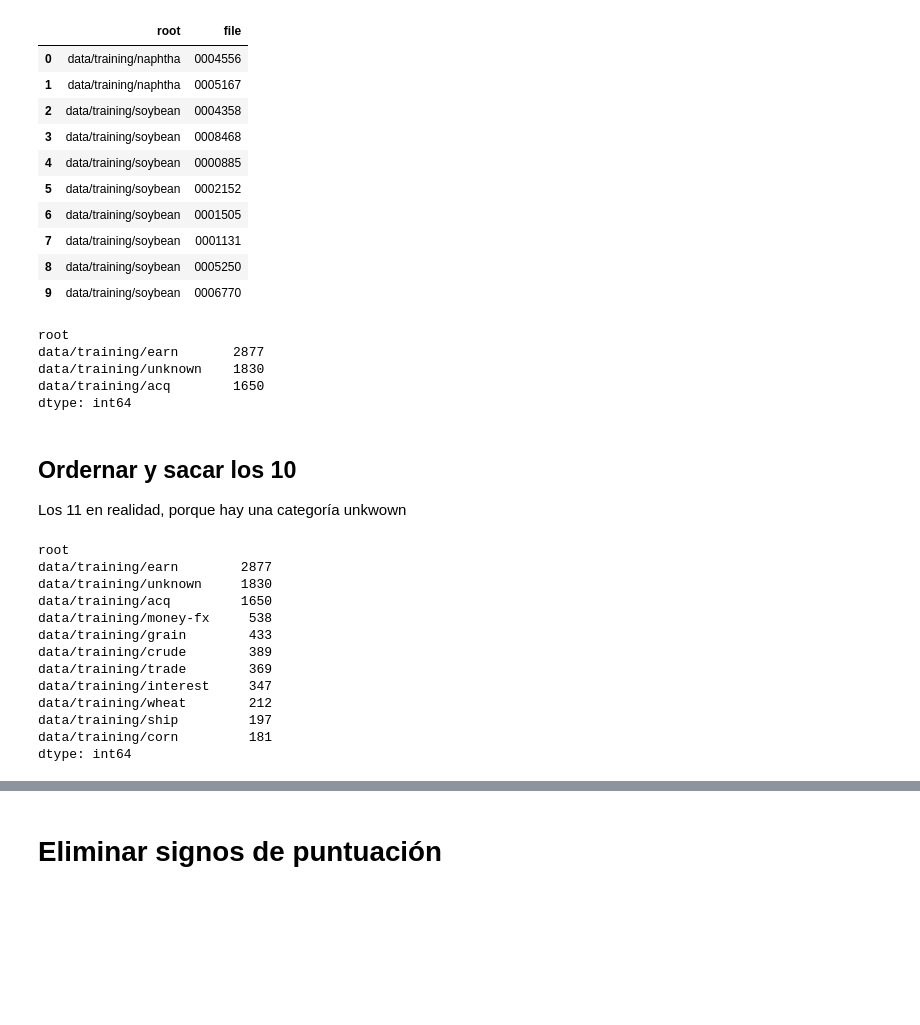
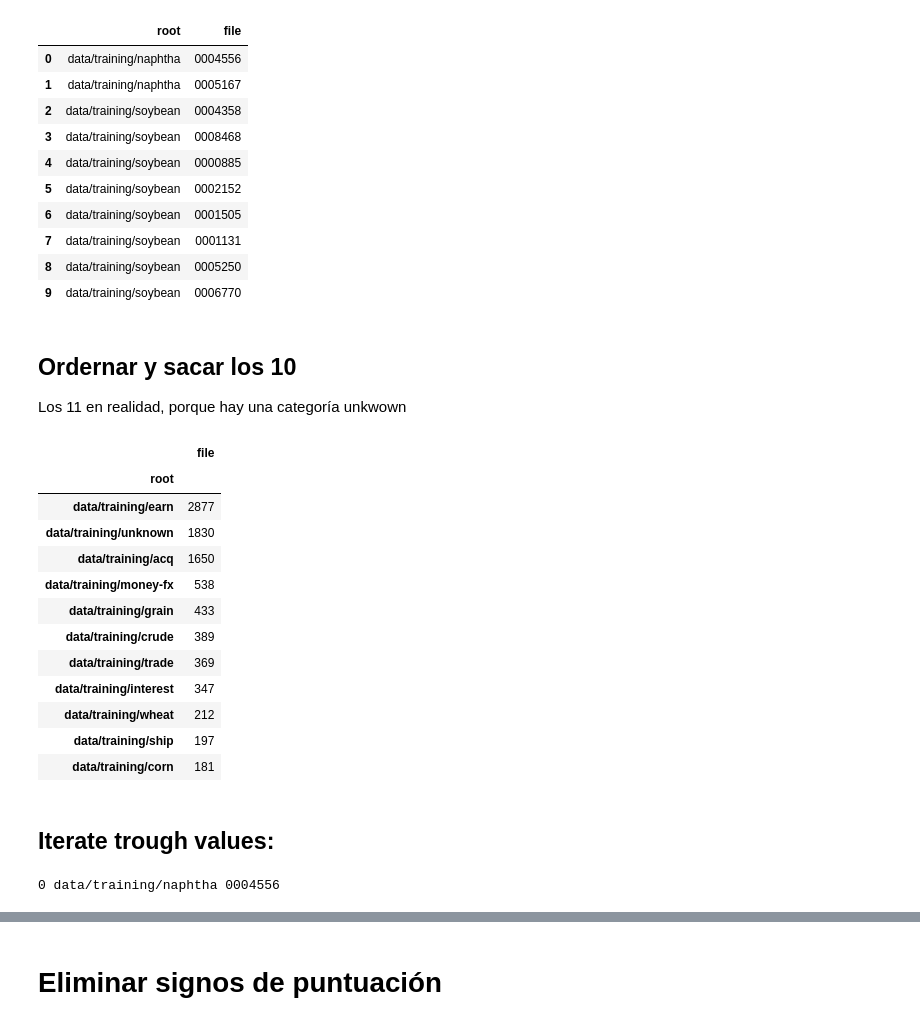
Before and after one commit to gabrieldelaparra/pat-tarea3, a Jupyter notebook: tarea3.ipynb, the cells around one changed output, grey strips where cells are left out. Drawn from its saved outputs; the diff is of its cells as text; code cells hidden in the pictures; blank space fills up the shorter version.

```diff
--- a/tarea3.ipynb
+++ b/tarea3.ipynb
@@ -84,12 +84,12 @@ tags and ticket printers and terminals.
 ## Buscar más Frecuentes
 # %%
 import os
-training_files = []
+trainingFiles = []
 for root, dirs, files in os.walk("data/training"):
     for file in files:
-        training_files.append([root, file])
+        trainingFiles.append([root, file])
 
-training_files[0:10]
+trainingFiles[0:10]
 # %% [output]
 [['data/training/naphtha', '0004556'],
  ['data/training/naphtha', '0005167'],
@@ -107,7 +107,7 @@ training_files[0:10]
 import pandas as pd
 # %%
 labels = ['root', 'file']
-df = pd.DataFrame.from_records(training_files, columns=labels)
+df = pd.DataFrame.from_records(trainingFiles, columns=labels)
 # %%
 df[0:10]
 # %% [output]
@@ -122,30 +122,31 @@ df[0:10]
 | 7 | data/training/soybean | 0001131 |
 | 8 | data/training/soybean | 0005250 |
 | 9 | data/training/soybean | 0006770 |
-# %%
-df.groupby(['root']).size()
-# %% [output]
-root
-data/training/earn       2877
-data/training/unknown    1830
-data/training/acq        1650
-dtype: int64
 # %% [markdown]
 ## Ordernar y sacar los 10
 Los 11 en realidad, porque hay una categoría unkwown
 # %%
-df.groupby(['root']).size().nlargest(11)
+largest = df.groupby('root').count().nlargest(11, columns="file")
+largest
 # %% [output]
-root
-data/training/earn        2877
-data/training/unknown     1830
-data/training/acq         1650
-data/training/money-fx     538
-data/training/grain        433
-data/training/crude        389
-data/training/trade        369
-data/training/interest     347
-data/training/wheat        212
-data/training/ship         197
-data/training/corn         181
-dtype: int64
+|  | file |
+| root |  |
+| data/training/earn | 2877 |
+| data/training/unknown | 1830 |
+| data/training/acq | 1650 |
+| data/training/money-fx | 538 |
+| data/training/grain | 433 |
+| data/training/crude | 389 |
+| data/training/trade | 369 |
+| data/training/interest | 347 |
+| data/training/wheat | 212 |
+| data/training/ship | 197 |
+| data/training/corn | 181 |
+# %% [markdown]
+## Iterate trough values:
+# %%
+for row in df.iterrows():
+    print(row[0], row[1]["root"], row[1]["file"])
+    break
+# %% [output]
+0 data/training/naphtha 0004556
```
Also changed, not shown: parts of 36 cells of this notebook.
